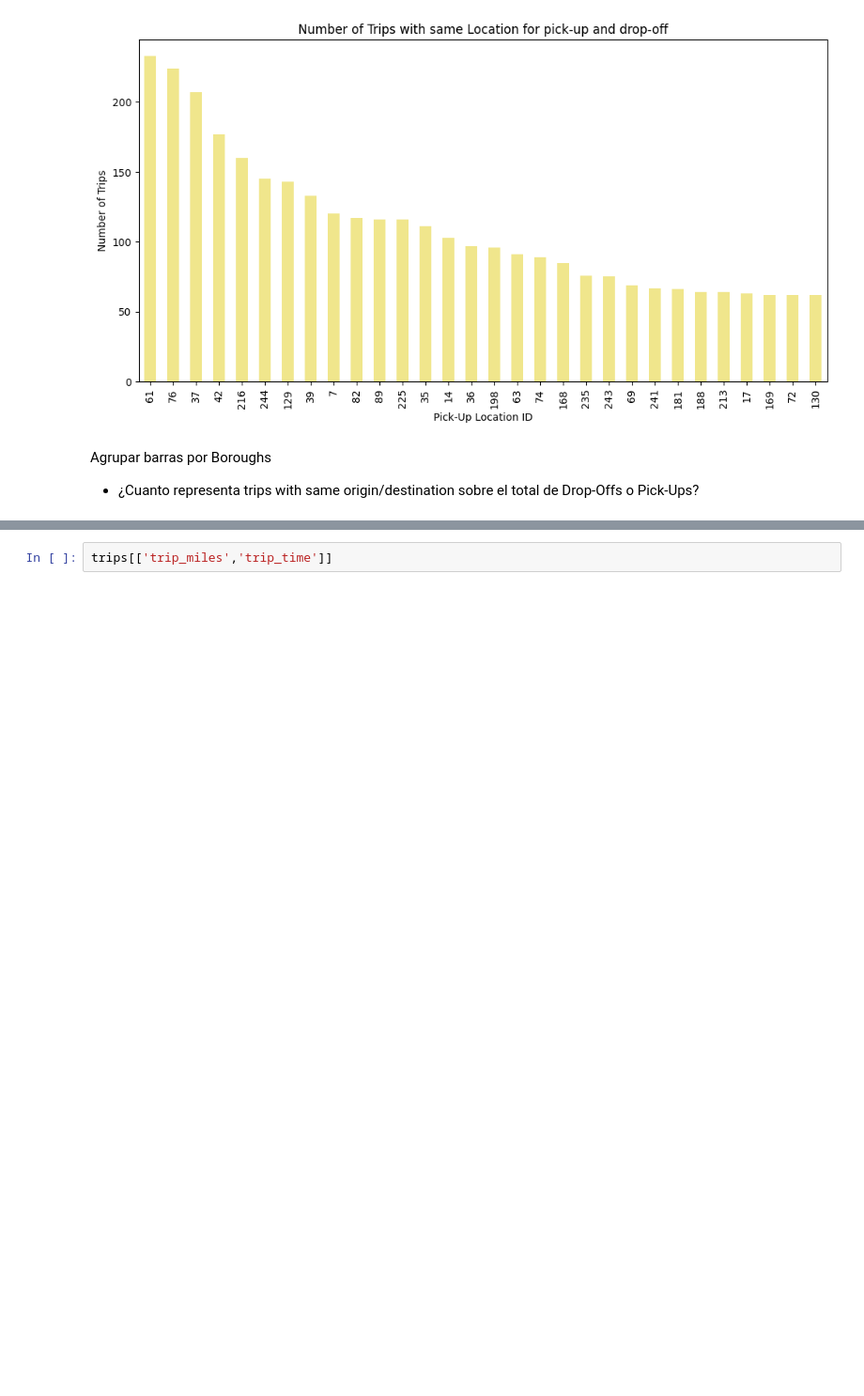
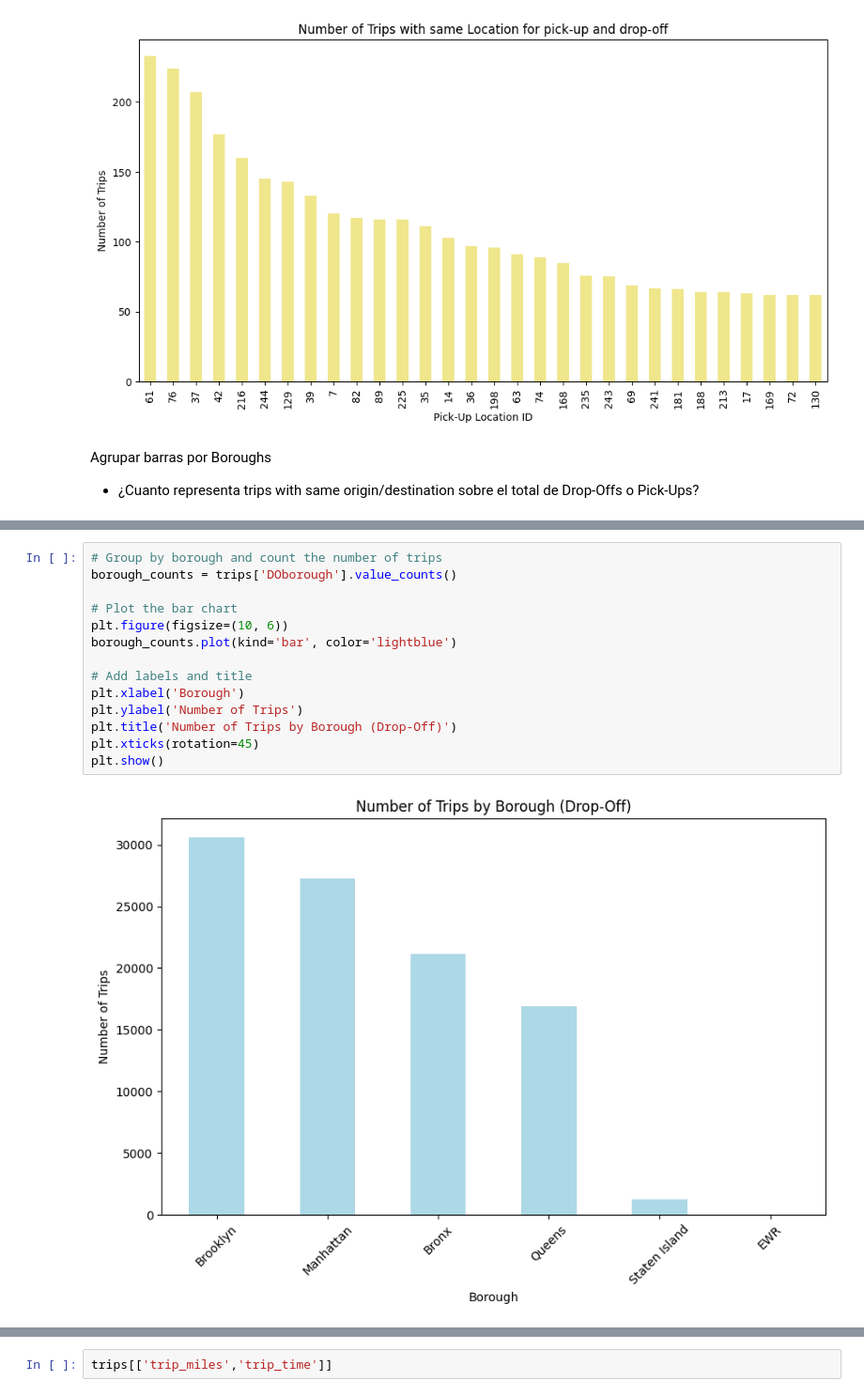
Before and after one commit to GonzaloLopezS/TFM_VTC_NYC, a Jupyter notebook: Notebooks/prueba_2021.ipynb, the cells around one changed output, grey strips where cells are left out. Shown at 94% size. Drawn from its saved outputs; the diff is of its cells as text; blank space fills up the shorter version.

```diff
--- a/Notebooks/prueba_2021.ipynb
+++ b/Notebooks/prueba_2021.ipynb
@@ -660,0 +710,16 @@ Agrupar barras por Boroughs
+# %%
+# Group by borough and count the number of trips
+borough_counts = trips['DOborough'].value_counts()
+
+# Plot the bar chart
+plt.figure(figsize=(10, 6))
+borough_counts.plot(kind='bar', color='lightblue')
+
+# Add labels and title
+plt.xlabel('Borough')
+plt.ylabel('Number of Trips')
+plt.title('Number of Trips by Borough (Drop-Off)')
+plt.xticks(rotation=45)
+plt.show()
+# %% [output]
+[figure, added]
```
Also changed, not shown: parts of 32 cells of this notebook, 1 other file.
